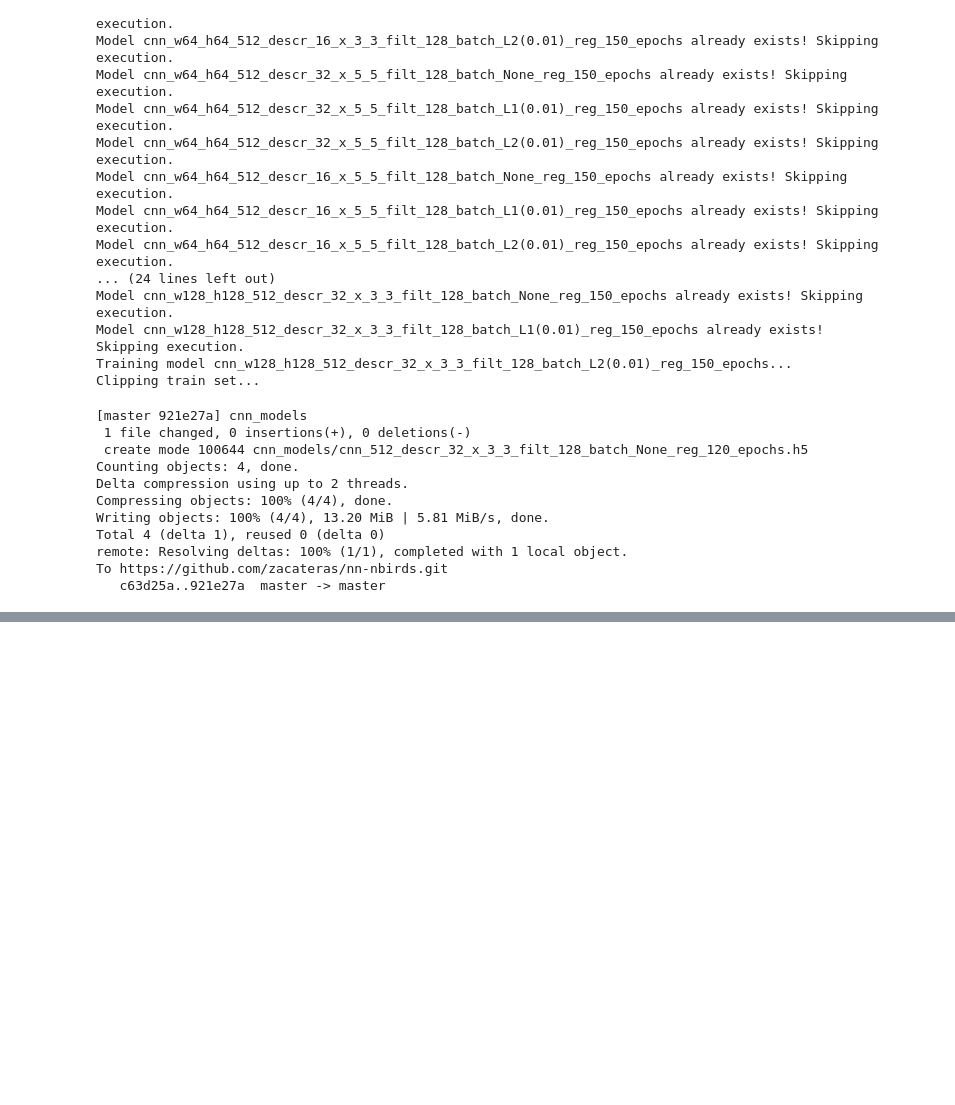
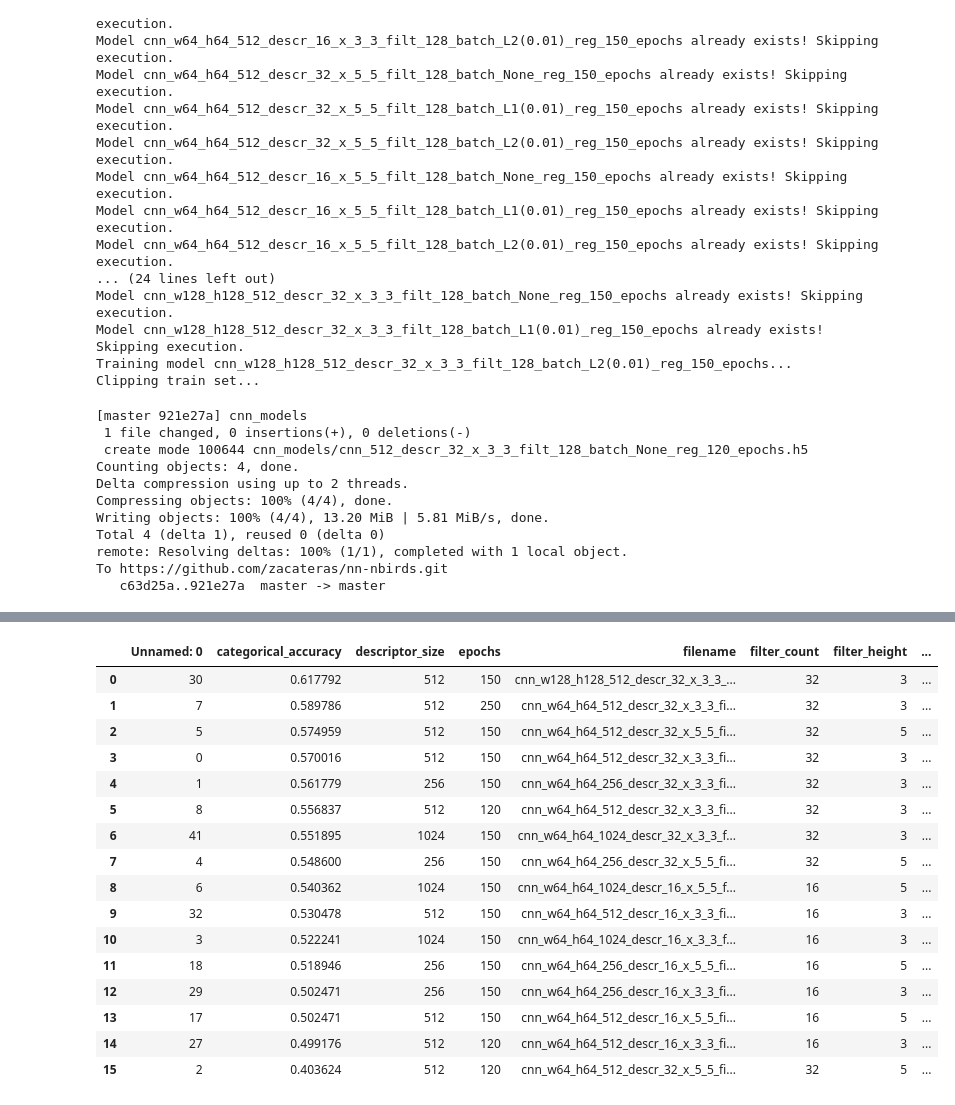
Before and after one commit to zacateras/nn-nbirds, a Jupyter notebook: nn_nbirds_report.ipynb, the cells around one changed output, grey strips where cells are left out. Saved outputs shown, nothing was run; the diff lists cells and outputs as text; code cells hidden in the pictures; blank space fills up the shorter version.

Commit message:
All results processed

```diff
--- a/nn_nbirds_report.ipynb
+++ b/nn_nbirds_report.ipynb
@@ -314,0 +277,38 @@ pd.DataFrame(results, columns=['name', 'loss', 'categorical_accuracy', 'top_5_ca
+# %%
+from keras.models import load_model
+from generators import Generators
+import pandas as pd
+import os
+import re
+
+records = pd.read_csv('cnn_models/results.csv')
+
+for filename in os.listdir('cnn_models'):
+    if not filename.endswith('.h5'):
+        continue
+
+    if filename in [item for item in records['filename']]:
+        print('Skipping for %s...' % filename)
+        continue
+
+    print('Processing %s...' % filename)
+
+    regex = re.compile('cnn_w(\d+)_h(\d+)_(\d+)_descr_(\d+)_x_(\d+)_(\d+)_filt_(\d+)_batch_(L1\(0.01\)|L2\(0.01\)|None)_reg_(\d+)_epochs')
+    match = regex.match(filename)
+    record = {
+        "filename": filename,
+        "width": int(match.group(1)),
+        "height": int(match.group(2)),
+        "descriptor_size": int(match.group(3)),
+        "filter_count": int(match.group(4)),
+        "filter_width": int(match.group(5)),
+        "filter_height": int(match.group(6)),
+        "mini_batch": int(match.group(7)),
+        "regularization": match.group(8),
+        "epochs": int(match.group(9))
+    }
+
+    [record['loss'], record['categorical_accuracy'], record['top5_categorical_accuracy']] = load_model('cnn_models/%s' % filename) \
+        .evaluate_generator(Generators(record['width'], record['height'], record['mini_batch']).test()[0])
+
+    records = records.append(pd.DataFrame(record))
@@ -314,0 +333,23 @@ pd.DataFrame(results, columns=['name', 'loss', 'categorical_accuracy', 'top_5_ca
+# %%
+df = pd.DataFrame(records).sort_values('categorical_accuracy', ascending=False)
+df.to_csv('cnn_models/results.csv')
+# %%
+df[df['categorical_accuracy'] > 0.05]
+# %% [output]
+|  | Unnamed: 0 | categorical_accuracy | descriptor_size | epochs | filename | filter_count | filter_height | ... |
+| 0 | 30 | 0.617792 | 512 | 150 | cnn_w128_h128_512_descr_32_x_3_3_... | 32 | 3 | ... |
+| 1 | 7 | 0.589786 | 512 | 250 | cnn_w64_h64_512_descr_32_x_3_3_fi... | 32 | 3 | ... |
+| 2 | 5 | 0.574959 | 512 | 150 | cnn_w64_h64_512_descr_32_x_5_5_fi... | 32 | 5 | ... |
+| 3 | 0 | 0.570016 | 512 | 150 | cnn_w64_h64_512_descr_32_x_3_3_fi... | 32 | 3 | ... |
+| 4 | 1 | 0.561779 | 256 | 150 | cnn_w64_h64_256_descr_32_x_3_3_fi... | 32 | 3 | ... |
+| 5 | 8 | 0.556837 | 512 | 120 | cnn_w64_h64_512_descr_32_x_3_3_fi... | 32 | 3 | ... |
+| 6 | 41 | 0.551895 | 1024 | 150 | cnn_w64_h64_1024_descr_32_x_3_3_f... | 32 | 3 | ... |
+| 7 | 4 | 0.548600 | 256 | 150 | cnn_w64_h64_256_descr_32_x_5_5_fi... | 32 | 5 | ... |
+| 8 | 6 | 0.540362 | 1024 | 150 | cnn_w64_h64_1024_descr_16_x_5_5_f... | 16 | 5 | ... |
+| 9 | 32 | 0.530478 | 512 | 150 | cnn_w64_h64_512_descr_16_x_3_3_fi... | 16 | 3 | ... |
+| 10 | 3 | 0.522241 | 1024 | 150 | cnn_w64_h64_1024_descr_16_x_3_3_f... | 16 | 3 | ... |
+| 11 | 18 | 0.518946 | 256 | 150 | cnn_w64_h64_256_descr_16_x_5_5_fi... | 16 | 5 | ... |
+| 12 | 29 | 0.502471 | 256 | 150 | cnn_w64_h64_256_descr_16_x_3_3_fi... | 16 | 3 | ... |
+| 13 | 17 | 0.502471 | 512 | 150 | cnn_w64_h64_512_descr_16_x_5_5_fi... | 16 | 5 | ... |
+| 14 | 27 | 0.499176 | 512 | 120 | cnn_w64_h64_512_descr_16_x_3_3_fi... | 16 | 3 | ... |
+| 15 | 2 | 0.403624 | 512 | 120 | cnn_w64_h64_512_descr_32_x_5_5_fi... | 32 | 5 | ... |
```
Also changed, not shown: parts of 3 cells of this notebook.
